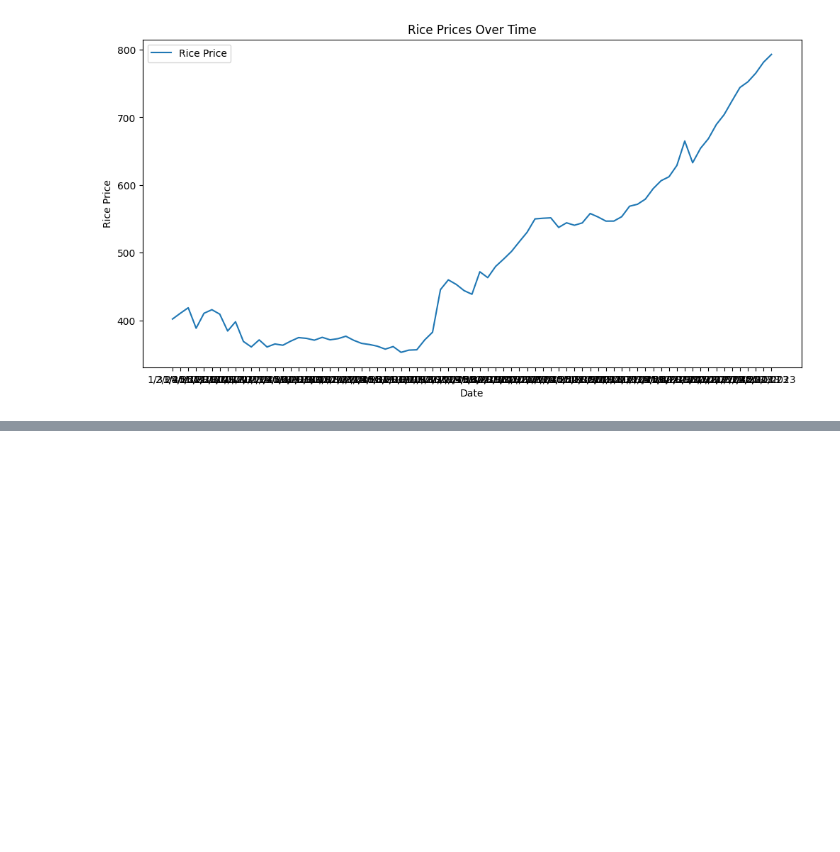
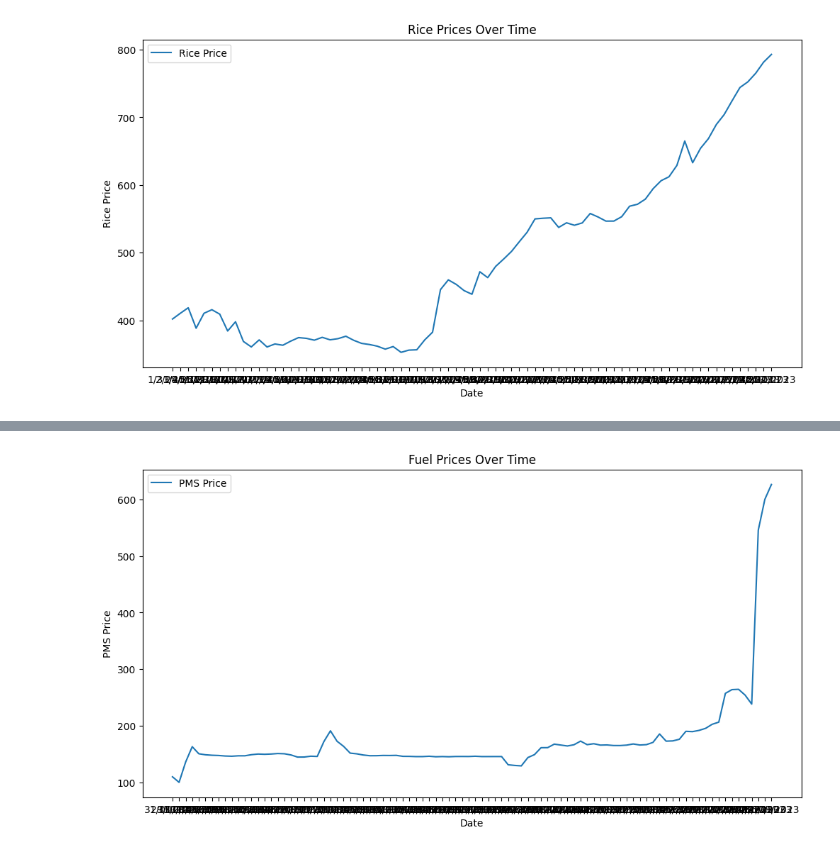
Before and after one commit to SamBoss19/Price-Prediction-Analysis, a Jupyter notebook: Foodprice.ipynb, the cells around one changed output, grey strips where cells are left out. Saved outputs shown, nothing was run; the diff lists cells and outputs as text; code cells hidden in the pictures; blank space fills up the shorter version.

```diff
--- a/Foodprice.ipynb
+++ b/Foodprice.ipynb
@@ -188,0 +235,2 @@ plt.show()
+# %%
+df_fuel = pd.read_csv("NAVG_Fuel - NAVG_Fuel.csv")
@@ -188,0 +246,3 @@ plt.show()
+# %%
+df_fuel = df_fuel.set_index('Date')
+df_fuel.head()
@@ -188,0 +257,10 @@ plt.show()
+# %%
+plt.figure(figsize=(12, 6))
+plt.plot(df_fuel.Average, label='PMS Price')
+plt.title('Fuel Prices Over Time')
+plt.xlabel('Date')
+plt.ylabel('PMS Price')
+plt.legend()
+plt.show()
+# %% [output]
+[figure, added]
```
Also changed, not shown: parts of 13 cells of this notebook.
